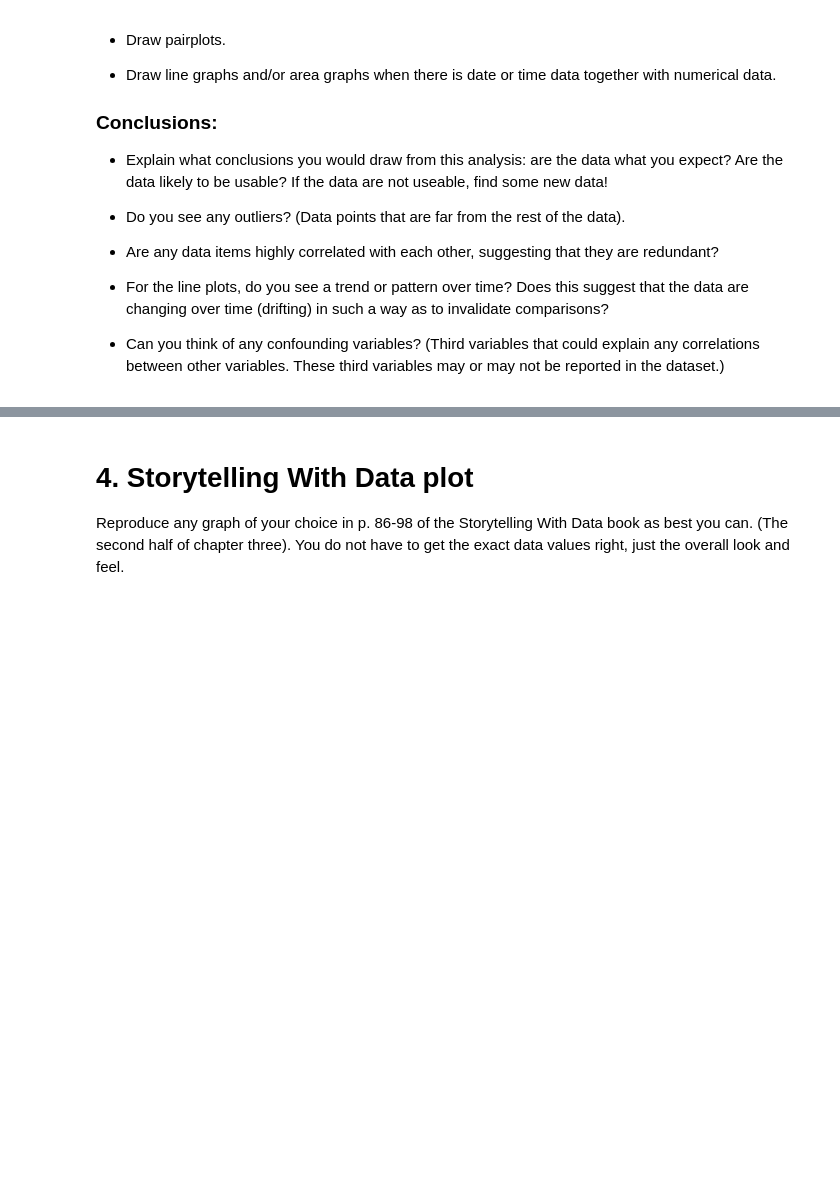
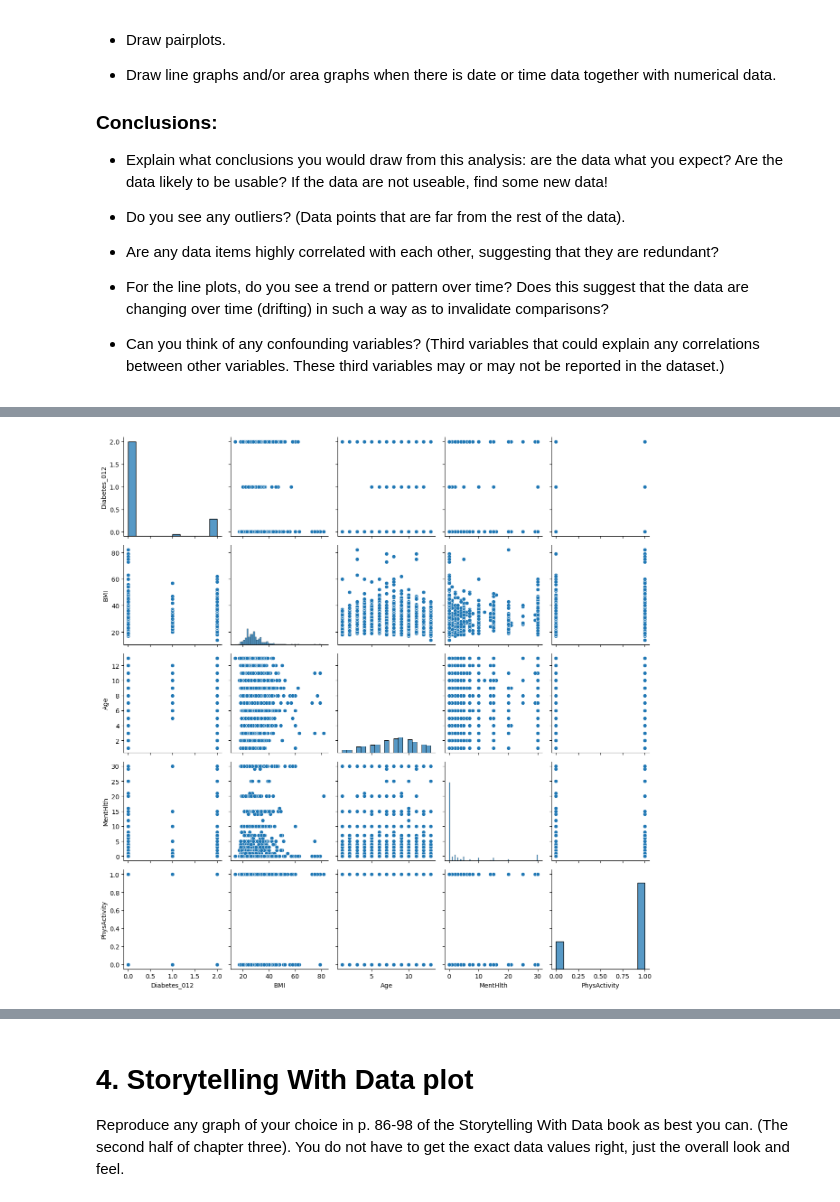
Before and after one commit to rain-dimen/OMDS-ModB2-Milestone3-Dimen-Rain, a Jupyter notebook: OMDS-ModB2-Week6-Dimen-Rain.ipynb, the cells around one changed output, grey strips where cells are left out. Drawn from its saved outputs; the diff is of its cells as text; code cells hidden in the pictures; blank space fills up the shorter version.

```diff
--- a/OMDS-ModB2-Week6-Dimen-Rain.ipynb
+++ b/OMDS-ModB2-Week6-Dimen-Rain.ipynb
@@ -69,0 +94,13 @@ This week, you will do the same types of exercises as last week, but you should
+# %%
+import seaborn as sns
+import matplotlib.pyplot as plt
+
+df_sample2 = df.sample(n=2000, random_state=1)
+
+correlation_columns2 = ['Diabetes_012', 'BMI', 'Age', 'MentHlth', 'PhysActivity']
+
+sns.pairplot(df_sample[correlation_columns2])
+plt.tight_layout()
+plt.show()
+# %% [output]
+[figure, added]
```
Also changed, not shown: parts of 18 cells of this notebook.
